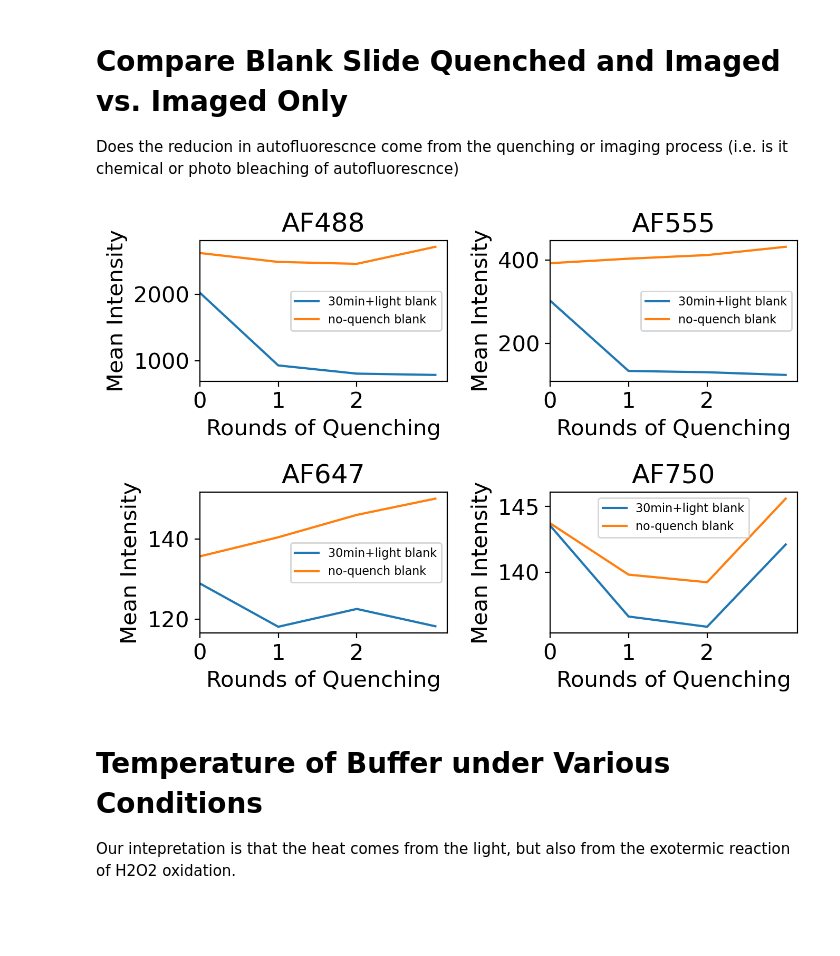
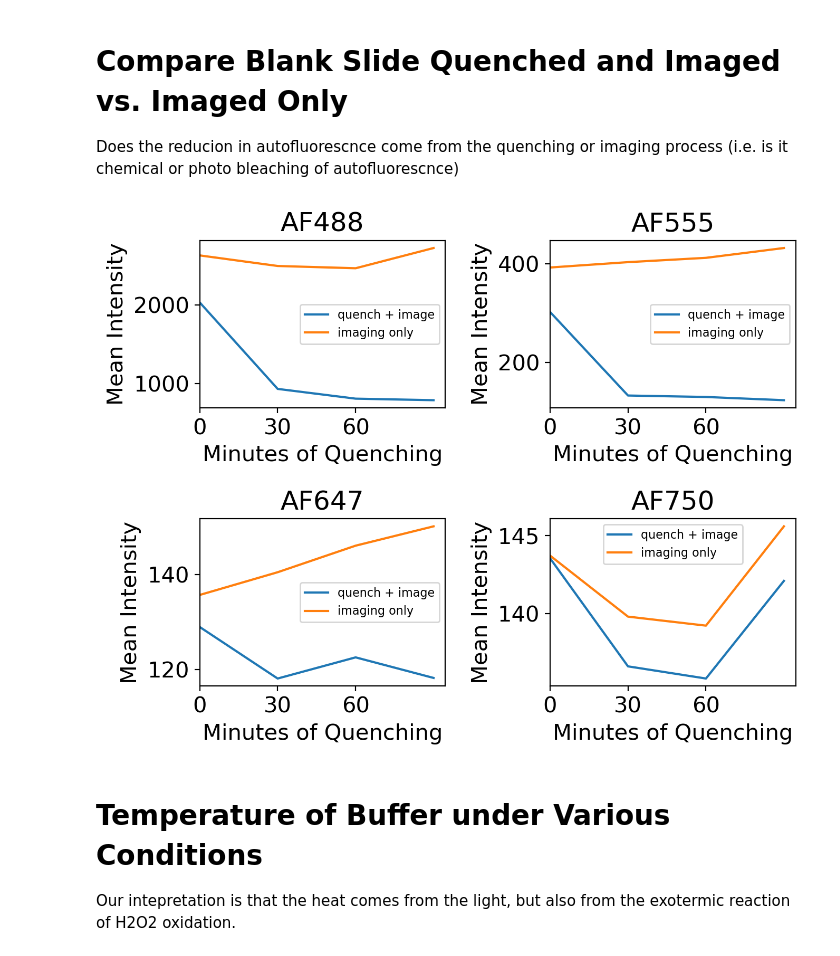
Before and after one commit to engjen/cycIF_Validation, a Jupyter notebook: Fig2_Quenching_analysis.ipynb, the cells around one changed output. Cells and saved outputs as stored; diff of their text form; code cells hidden in the pictures; blank space fills up the shorter version.

Commit message:
update notebook plots

```diff
--- a/Fig2_Quenching_analysis.ipynb
+++ b/Fig2_Quenching_analysis.ipynb
@@ -74,7 +74,8 @@ for s_loc in ['nuc','cyt']:
     ax.set_xticklabels(['','0','15','30','45','60',''])
     ax.set_xlabel('Minutes of Quenching')
     ax.set_ylabel('Mean Intensity')
-    ax.set_title(f'Autofluorescence Over Time in {d_color[s_loc]}')
+    ax.set_title(f'Autofluorescence Quenching in {d_color[s_loc]}')
+    ax.set_ylim(0,2100)
     ax.legend(loc='upper right', bbox_to_anchor=(1.25, 0.98))
     plt.tight_layout()
     fig.savefig(f'{codedir}/Figures/4165NPanc/Leiden_{s_loc}_quenching.png')
@@ -188,31 +189,32 @@ Does the reducion in autofluorescnce come from the quenching or imaging process
 # %%
 d_tissue = {'NPPan4165':'No Quench Ctrl'}
 d_color = {'c2':'AF488','c3':'AF555','c4':'AF647','c5':'AF750'}
+d_label = {'no-quench_blank':'imaging only','30min+light_blank':'quench + image'}
 for s_tissue, s_test in d_tissue.items():
     df_data_tissue = df_data[(df_data.tissue.str.contains(s_tissue)) & (df_data.color!='c1')]
     ls_color = sorted(set(df_data_tissue.color))
-    fig,ax = plt.subplots(2,2, figsize=(7,5),squeeze=False,dpi=200)
+    fig,ax = plt.subplots(2,2, figsize=(7,5.5),squeeze=False,dpi=200)
     ax=ax.ravel()
     for idx,s_color in enumerate(ls_color):
         ls_legend=[]
         ls_tissue = sorted(set(df_data_tissue.tissue))
         for s_tissue in ls_tissue:
             df_tissue = df_data[(df_data.tissue==s_tissue) & (df_data.color==s_color)]
             df_tissue = df_tissue.sort_values('round_int')
-            s_label = sorted(set(df_tissue.loc[:,'cond_type']))[0]
+            s_label = d_label[sorted(set(df_tissue.loc[:,'cond_type']))[0]]
             df_tissue.norm_result.plot(ax=ax[idx])
             ls_legend= ls_legend + [s_label]
         ax[idx].set_title(d_color[s_color])
         ax[idx].set_ylabel('Mean Intensity')
-        ax[idx].set_xlabel('Rounds of Quenching')
+        ax[idx].set_xlabel('Minutes of Quenching')
         ax[idx].set_xticks(list(df_tissue.round_int - 1))
-        ax[idx].set_xticklabels(list((df_tissue.round_int - 1).astype(str)))
+        ax[idx].set_xticklabels(list(((df_tissue.round_int - 1)*30).astype(int).astype(str)))
         ax[idx].legend([item.replace('_',' ') for item in ls_legend],fontsize=8)
         ax[idx].set_xlim(left=0)
     plt.tight_layout()
-    fig.savefig(f'../20200415/vertical_{s_tissue}_allcoditions.png')
+    fig.savefig(f'{codedir}/Figures/NPPan4165/vertical_{s_tissue}_imagingonly.png')
 # %% [output]
-[figure, old version]
+[figure, new version]
 # %% [markdown]
 # Temperature of Buffer under Various Conditions
 
```
Also changed, not shown: parts of 1 cell of this notebook, 1 other file.
